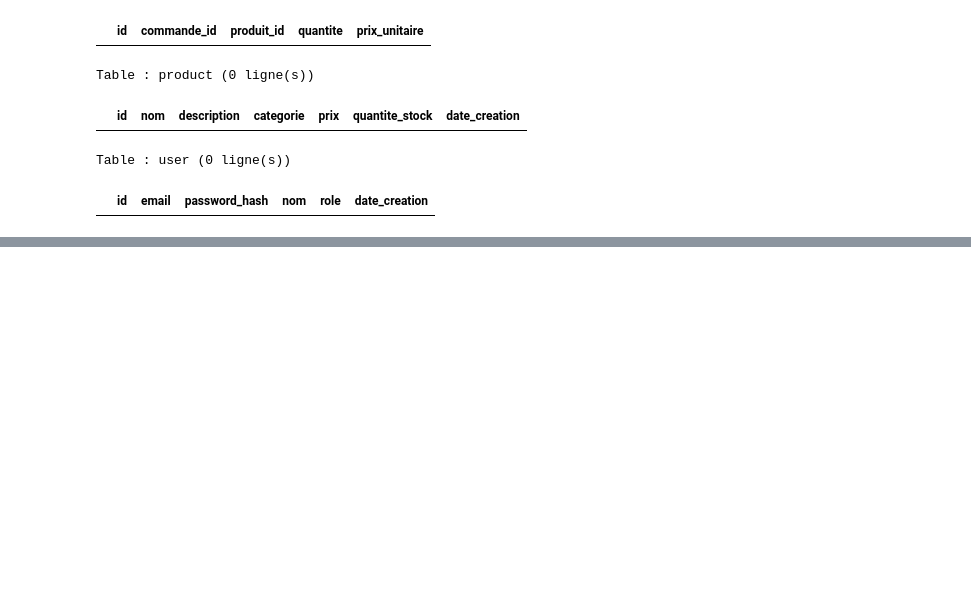
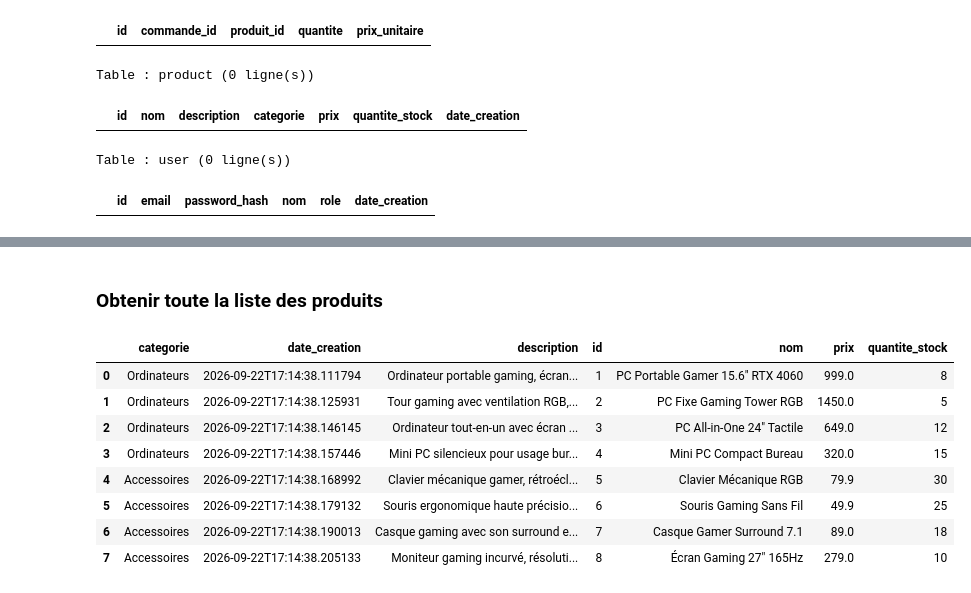
Before and after one commit to Kevin-Le-Grand/flask_e_market, a Jupyter notebook: test.ipynb, the cells around one changed output, grey strips where cells are left out. Drawn from its saved outputs; the diff is of its cells as text; code cells hidden in the pictures; blank space fills up the shorter version.

```diff
--- a/test.ipynb
+++ b/test.ipynb
@@ -43,0 +227,15 @@ Table : user (0 ligne(s))
+# %%
+response = requests.post(
+    "http://localhost:5000/api/auth/login",
+    json={
+        "email": "admin@digimarket.com",
+        "password": "admin",
+    },
+)
+
+admin_token = response.json().get("access_token")
+print("Status :", response.status_code)
+print(response.json()["user"]["username"],
+      f"(id : {response.json()["user"]["id"]}) ",
+        "est connecté avec succès.\n",
+      f"Le token d'accès est : {admin_token}")
@@ -43,0 +323,25 @@ Table : user (0 ligne(s))
+# %% [markdown]
+### Obtenir toute la liste des produits
+# %%
+def get_products(token):
+    headers = {"Authorization": f"Bearer {token}"} if token else {}
+    response = requests.get(
+        "http://localhost:5000/api/produits",
+        headers=headers,
+    )
+    return response.status_code, response.json()
+# %%
+status, body = get_products(admin_token)
+
+df = pd.DataFrame(body)
+df
+# %% [output]
+|  | categorie | date_creation | description | id | nom | prix | quantite_stock |
+| 0 | Ordinateurs | 2026-09-22T17:14:38.111794 | Ordinateur portable gaming, écran... | 1 | PC Portable Gamer 15.6" RTX 4060 | 999.0 | 8 |
+| 1 | Ordinateurs | 2026-09-22T17:14:38.125931 | Tour gaming avec ventilation RGB,... | 2 | PC Fixe Gaming Tower RGB | 1450.0 | 5 |
+| 2 | Ordinateurs | 2026-09-22T17:14:38.146145 | Ordinateur tout-en-un avec écran ... | 3 | PC All-in-One 24" Tactile | 649.0 | 12 |
+| 3 | Ordinateurs | 2026-09-22T17:14:38.157446 | Mini PC silencieux pour usage bur... | 4 | Mini PC Compact Bureau | 320.0 | 15 |
+| 4 | Accessoires | 2026-09-22T17:14:38.168992 | Clavier mécanique gamer, rétroécl... | 5 | Clavier Mécanique RGB | 79.9 | 30 |
+| 5 | Accessoires | 2026-09-22T17:14:38.179132 | Souris ergonomique haute précisio... | 6 | Souris Gaming Sans Fil | 49.9 | 25 |
+| 6 | Accessoires | 2026-09-22T17:14:38.190013 | Casque gaming avec son surround e... | 7 | Casque Gamer Surround 7.1 | 89.0 | 18 |
+| 7 | Accessoires | 2026-09-22T17:14:38.205133 | Moniteur gaming incurvé, résoluti... | 8 | Écran Gaming 27" 165Hz | 279.0 | 10 |
```
Also changed, not shown: parts of 29 cells of this notebook, 7 other files.
